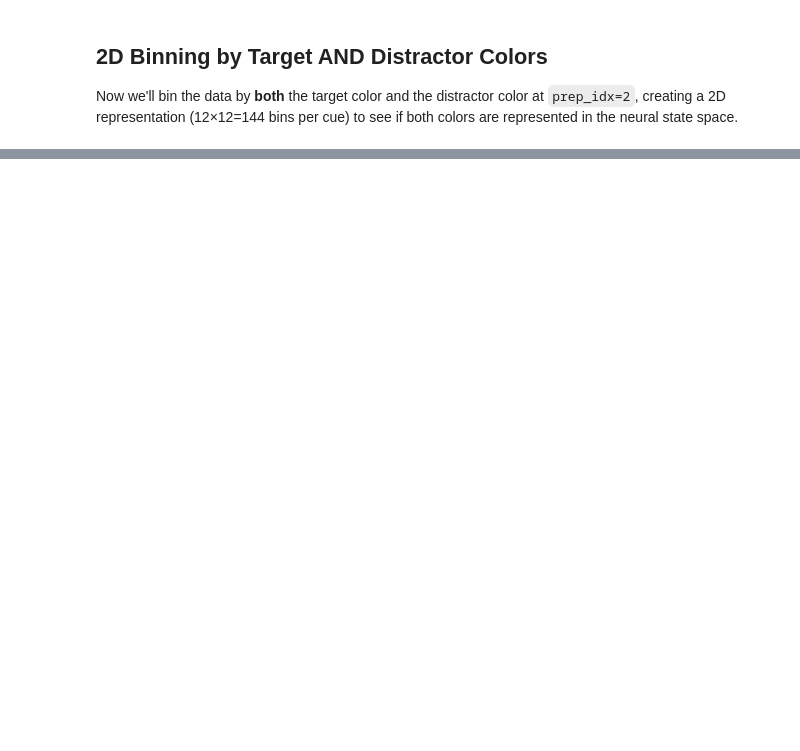
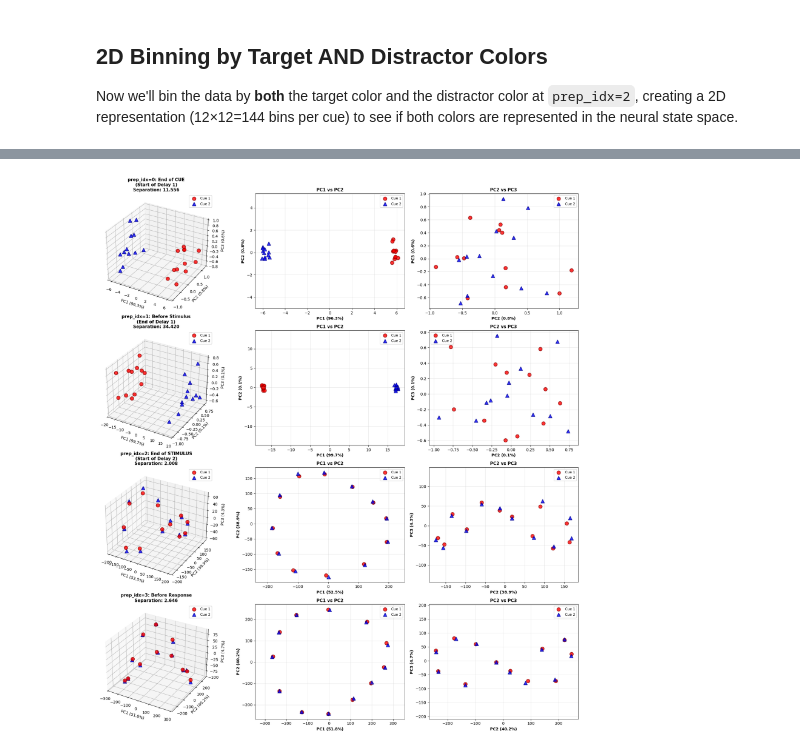
Before and after one commit to ShaiqAhmed17/behaviour_ddpm, a Jupyter notebook: ddpm/analysis/new_analysis/prospective_memory_analysis.ipynb, the cells around one changed output, grey strips where cells are left out. Drawn from its saved outputs; the diff is of its cells as text; code cells hidden in the pictures; blank space fills up the shorter version.

```diff
--- a/ddpm/analysis/new_analysis/prospective_memory_analysis.ipynb
+++ b/ddpm/analysis/new_analysis/prospective_memory_analysis.ipynb
@@ -1165,0 +1388,92 @@ print(f"\n✓ Visualization saved to: {RESULTS_DIR / 'plane_fitting_across_prep_
+# %%
+# Create prospective memory visualization across all prep indices
+# 4 rows x 3 columns: (3D, PC1 vs PC2, PC2 vs PC3) for each prep_idx
+print("\n" + "="*70)
+print("CREATING PROSPECTIVE MEMORY ALL PREP INDICES VISUALIZATION")
+print("="*70)
+
+fig = plt.figure(figsize=(18, 20))
+
+# Prep index Names for titles
+prep_title_names = {
+    0: "prep_idx=0: End of CUE\n(Start of Delay 1)",
+    1: "prep_idx=1: Before Stimulus\n(End of Delay 1)",
+    2: "prep_idx=2: End of STIMULUS\n(Start of Delay 2)",
+    3: "prep_idx=3: Before Response"
+}
+
+for row_idx, prep_idx in enumerate(prep_indices):
+    res = all_prep_results[prep_idx]
+
+    # Calculate separation for title
+    sep = res['separation']
+
+    # 3D subplot (column 1)
+    ax_3d = fig.add_subplot(4, 3, row_idx*3 + 1, projection='3d')
+
+    # Plot Cue 1 (red circles)
+    ax_3d.scatter(res['cue1_pca'][:, 0], res['cue1_pca'][:, 1], res['cue1_pca'][:, 2],
+                  c='red', marker='o', s=80, edgecolors='darkred', linewidths=1.5,
+                  label='Cue 1', alpha=0.8)
+
+    # Plot Cue 2 (blue triangles)
+    ax_3d.scatter(res['cue2_pca'][:, 0], res['cue2_pca'][:, 1], res['cue2_pca'][:, 2],
+                  c='blue', marker='^', s=80, edgecolors='darkblue', linewidths=1.5,
+                  label='Cue 2', alpha=0.8)
+
+    # Labels and title
+    var_ratio = res['explained_variance']
+    ax_3d.set_xlabel(f'PC1 ({var_ratio[0]:.1%})', fontsize=10)
+    ax_3d.set_ylabel(f'PC2 ({var_ratio[1]:.1%})', fontsize=10)
+    ax_3d.set_zlabel(f'PC3 ({var_ratio[2]:.1%})', fontsize=10)
+    ax_3d.set_title(f"{prep_title_names[prep_idx]}\nSeparation: {sep:.3f}",
+                   fontsize=11, fontweight='bold')
+    ax_3d.legend(fontsize=9)
+    ax_3d.grid(True, alpha=0.3)
+
+    # Set consistent axis limits
+    max_range = 100
+
+    # PC1 vs PC2 subplot (column 2)
+    ax_12 = fig.add_subplot(4, 3, row_idx*3 + 2)
+
+    ax_12.scatter(res['cue1_pca'][:, 0], res['cue1_pca'][:, 1],
+                 c='red', marker='o', s=80, edgecolors='darkred', linewidths=1.5,
+                 label='Cue 1', alpha=0.8)
+    ax_12.scatter(res['cue2_pca'][:, 0], res['cue2_pca'][:, 1],
+                 c='blue', marker='^', s=80, edgecolors='darkblue', linewidths=1.5,
+                 label='Cue 2', alpha=0.8)
+
+    ax_12.set_xlabel(f'PC1 ({var_ratio[0]:.1%})', fontsize=10, fontweight='bold')
+    ax_12.set_ylabel(f'PC2 ({var_ratio[1]:.1%})', fontsize=10, fontweight='bold')
+    ax_12.set_title('PC1 vs PC2', fontsize=11, fontweight='bold')
+    ax_12.legend(fontsize=9)
+    ax_12.grid(True, alpha=0.3)
+    ax_12.axis('equal')
+
+    # PC2 vs PC3 subplot (column 3)
+    ax_23 = fig.add_subplot(4, 3, row_idx*3 + 3)
+
+    ax_23.scatter(res['cue1_pca'][:, 1], res['cue1_pca'][:, 2],
+                 c='red', marker='o', s=80, edgecolors='darkred', linewidths=1.5,
+                 label='Cue 1', alpha=0.8)
+    ax_23.scatter(res['cue2_pca'][:, 1], res['cue2_pca'][:, 2],
+                 c='blue', marker='^', s=80, edgecolors='darkblue', linewidths=1.5,
+                 label='Cue 2', alpha=0.8)
+
+    ax_23.set_xlabel(f'PC2 ({var_ratio[1]:.1%})', fontsize=10, fontweight='bold')
+    ax_23.set_ylabel(f'PC3 ({var_ratio[2]:.1%})', fontsize=10, fontweight='bold')
+    ax_23.set_title('PC2 vs PC3', fontsize=11, fontweight='bold')
+    ax_23.legend(fontsize=9)
+    ax_23.grid(True, alpha=0.3)
+    ax_23.axis('equal')
+
+plt.tight_layout()
+plt.savefig(RESULTS_DIR / 'prospective_memory_all_prep_indices.png', dpi=150, bbox_inches='tight')
+plt.show()
+
+print(f"\n✓ Visualization saved to: {RESULTS_DIR / 'prospective_memory_all_prep_indices.png'}")
+print(f"   Layout: 4 rows × 3 columns")
+print(f"   Each row shows one prep_idx with 3 views: 3D, PC1-PC2, PC2-PC3")
+print(f"   Red circles = Cue 1, Blue triangles = Cue 2")
+# %% [output]
@@ -1165,0 +1483 @@ print(f"\n✓ Visualization saved to: {RESULTS_DIR / 'plane_fitting_across_prep_
+[figure, added]
```
Also changed, not shown: parts of 20 cells of this notebook, 22 other files.
